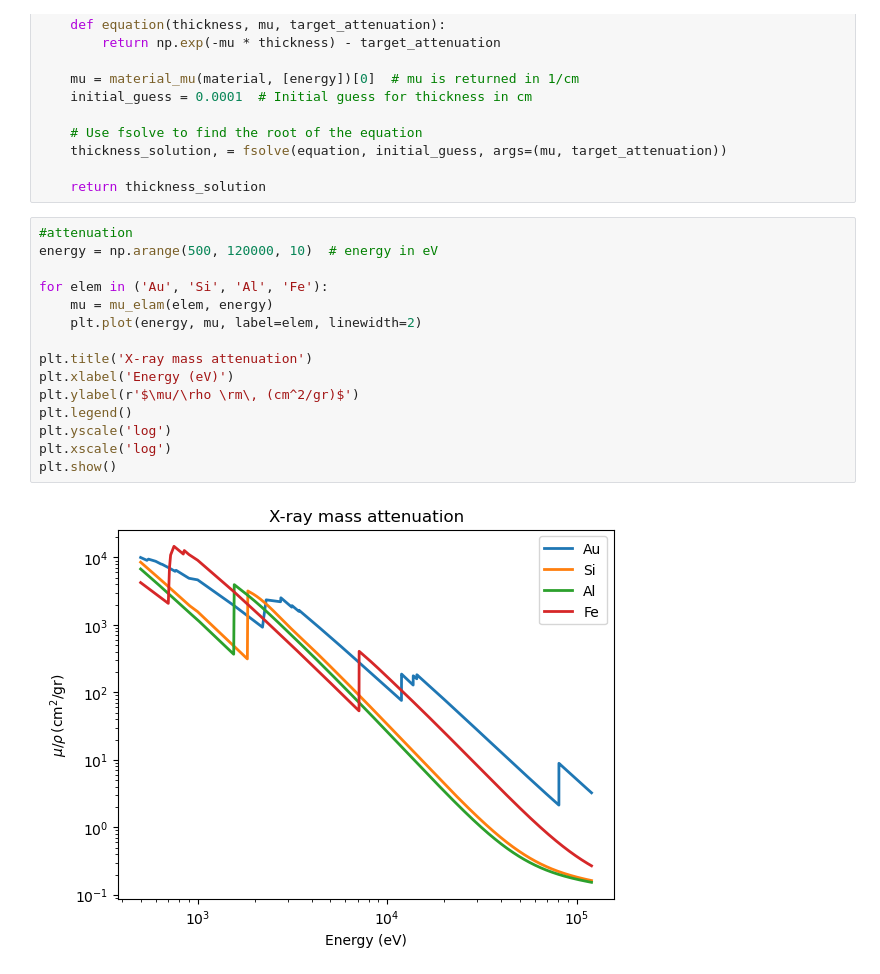
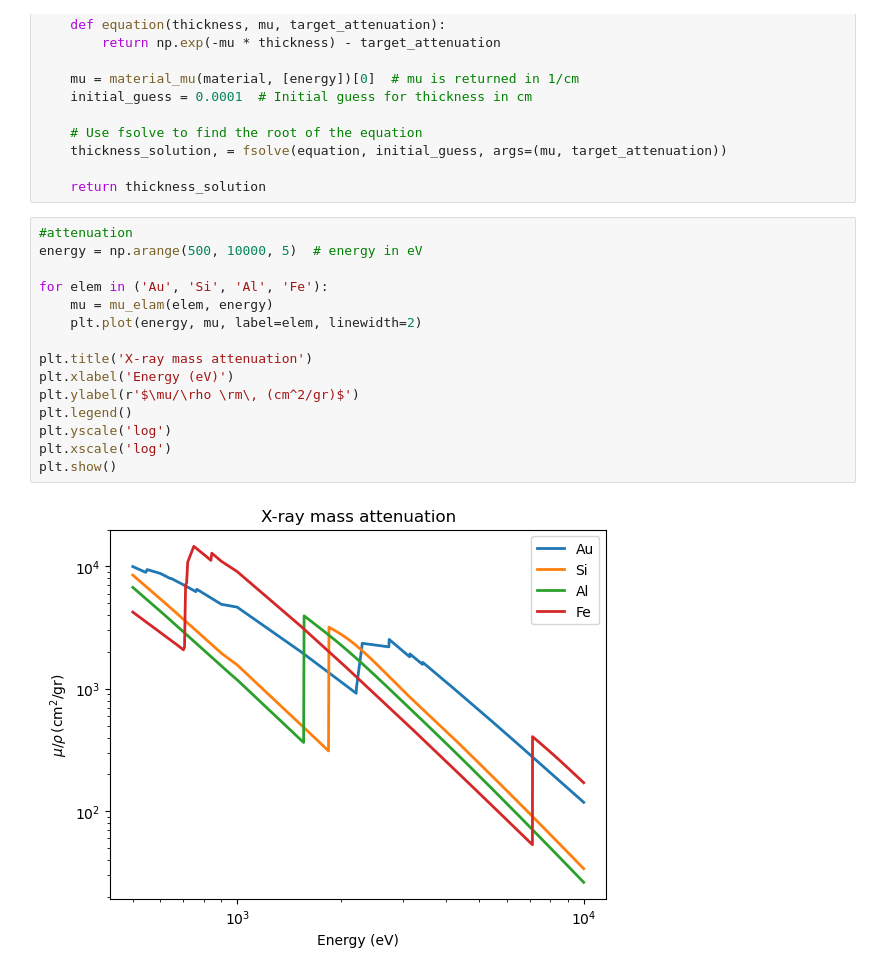
Before and after one commit to rw588/ETH-Simulations, a Jupyter notebook: XRaySims/XAttentuation.ipynb, the cells around one changed output. Saved outputs shown, nothing was run; the diff lists cells and outputs as text.

```diff
--- a/XRaySims/XAttentuation.ipynb
+++ b/XRaySims/XAttentuation.ipynb
@@ -78,20 +79,20 @@ def find_thickness_for_attenuation(material, energy, target_attenuation):
     return thickness_solution
 # %%
 #attenuation
-energy = np.arange(500, 120000, 10)  # energy in eV
+energy = np.arange(500, 10000, 5)  # energy in eV
 
 for elem in ('Au', 'Si', 'Al', 'Fe'):
     mu = mu_elam(elem, energy)
     plt.plot(energy, mu, label=elem, linewidth=2)
 
 plt.title('X-ray mass attenuation')
 plt.xlabel('Energy (eV)')
 plt.ylabel(r'$\mu/\rho \rm\, (cm^2/gr)$')
 plt.legend()
 plt.yscale('log')
 plt.xscale('log')
 plt.show()
 # %% [output]
-[figure, old version]
+[figure, new version]
 # %%
 # Example usage:
```
Also changed, not shown: parts of 5 cells of this notebook, 4 other files.
